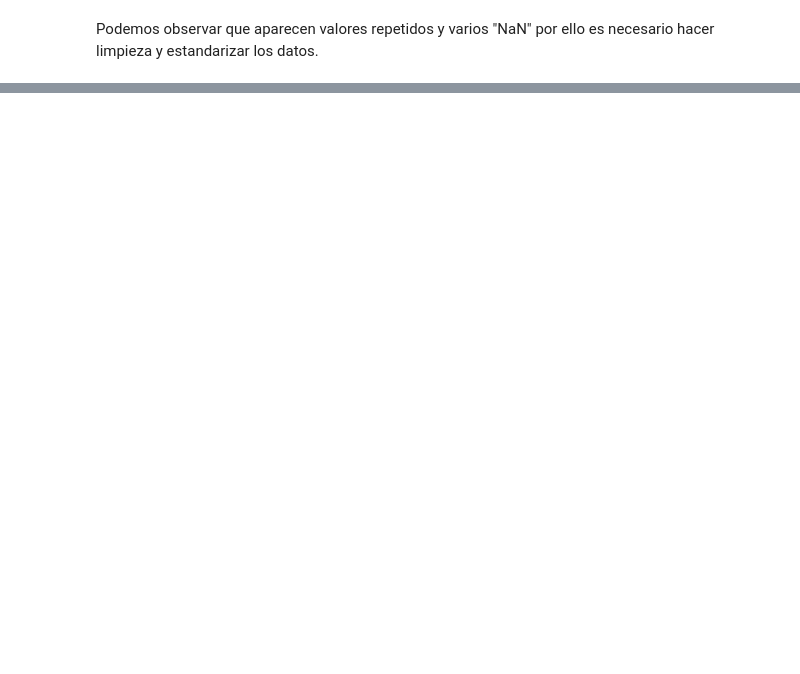
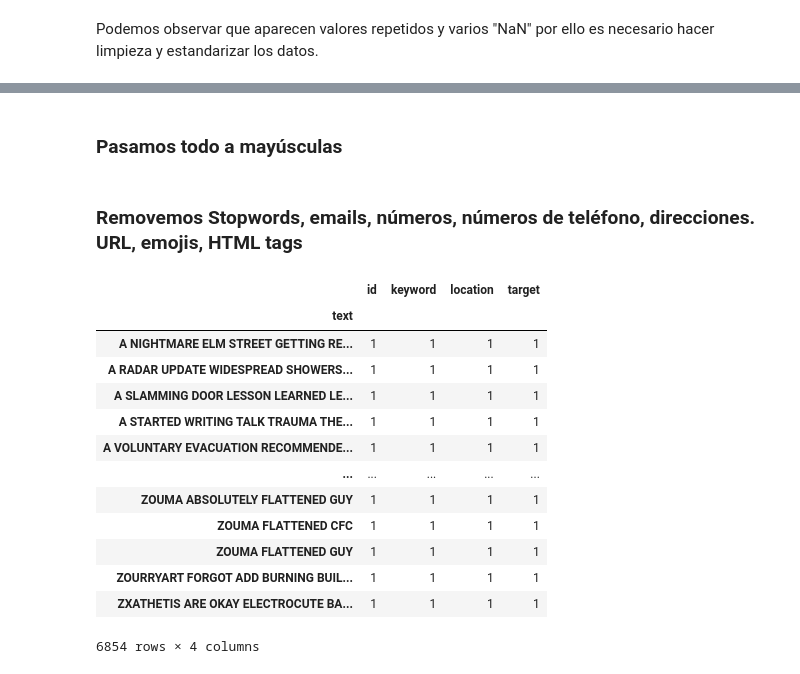
Before and after one commit to ElPapuchon/Proyecto_2_DS, a Jupyter notebook: Proyecto2.ipynb, the cells around one changed output, grey strips where cells are left out. Saved outputs shown, nothing was run; the diff lists cells and outputs as text; code cells hidden in the pictures; blank space fills up the shorter version.

```diff
--- a/Proyecto2.ipynb
+++ b/Proyecto2.ipynb
@@ -194,0 +207,29 @@ tokens(words): 64678
+# %%
+text = data["text"]
+# %% [markdown]
+### Pasamos todo a mayúsculas
+# %%
+text = convertir_mayus(text)
+# %% [markdown]
+### Removemos Stopwords, emails, números, números de teléfono, direcciones. URL, emojis, HTML tags
+# %%
+text = limpiar(text)
+# %%
+data["text"] = text.astype(str)
+# %%
+data.groupby("text").count()
+# %% [output]
+|  | id | keyword | location | target |
+| text |  |  |  |  |
+| A NIGHTMARE ELM STREET GETTING RE... | 1 | 1 | 1 | 1 |
+| A RADAR UPDATE WIDESPREAD SHOWERS... | 1 | 1 | 1 | 1 |
+| A SLAMMING DOOR LESSON LEARNED LE... | 1 | 1 | 1 | 1 |
+| A STARTED WRITING TALK TRAUMA THE... | 1 | 1 | 1 | 1 |
+| A VOLUNTARY EVACUATION RECOMMENDE... | 1 | 1 | 1 | 1 |
+| ... | ... | ... | ... | ... |
+| ZOUMA ABSOLUTELY FLATTENED GUY | 1 | 1 | 1 | 1 |
+| ZOUMA FLATTENED CFC | 1 | 1 | 1 | 1 |
+| ZOUMA FLATTENED GUY | 1 | 1 | 1 | 1 |
+| ZOURRYART FORGOT ADD BURNING BUIL... | 1 | 1 | 1 | 1 |
+| ZXATHETIS ARE OKAY ELECTROCUTE BA... | 1 | 1 | 1 | 1 |
+6854 rows × 4 columns
```
Also changed, not shown: parts of 58 cells of this notebook.
